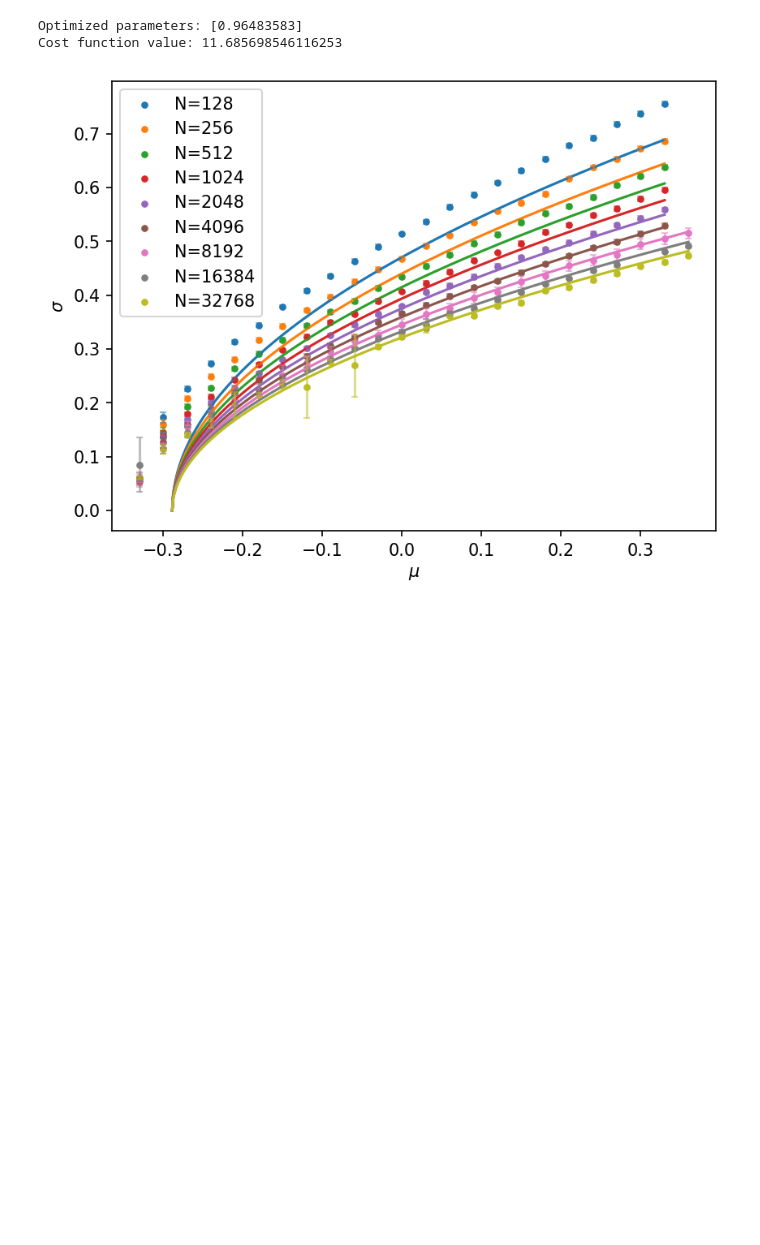
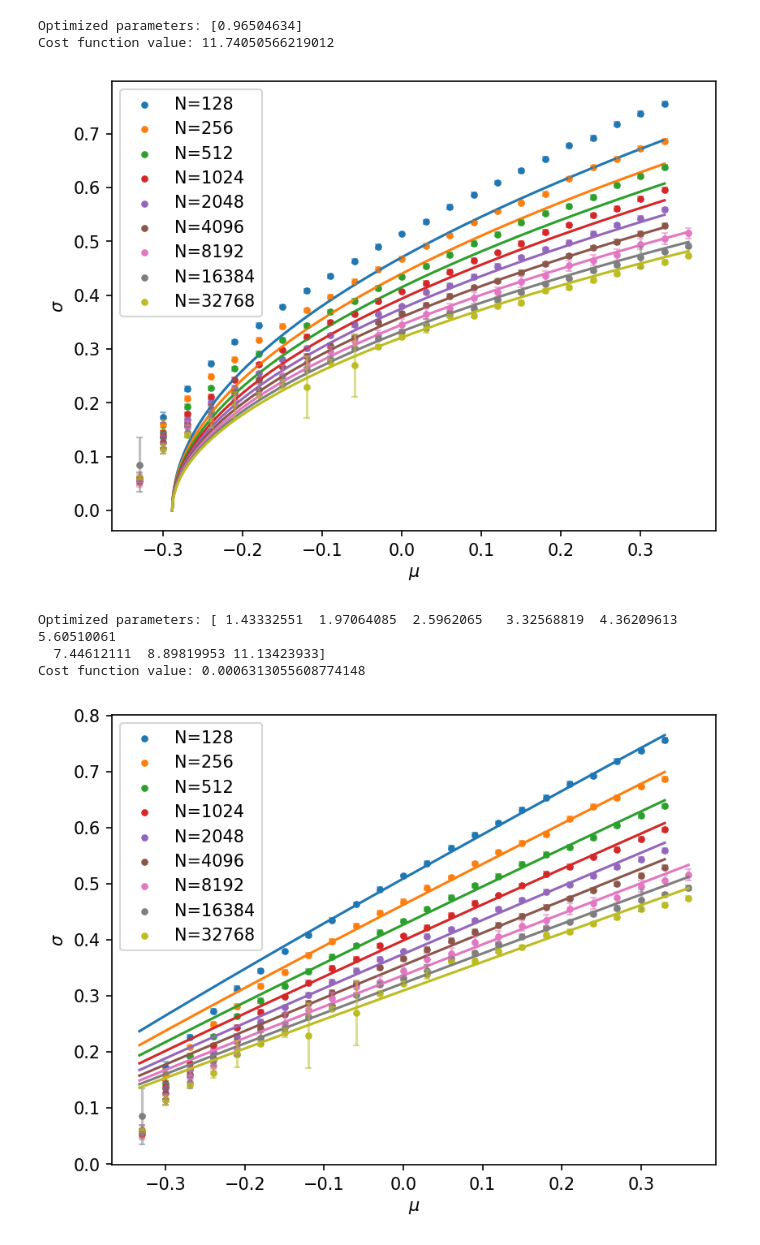
Before and after one commit to d4v1d-cub/Ecology, a Jupyter notebook: processing_data/fit_RMT_to_data.ipynb, the cells around one changed output. Drawn from its saved outputs; the diff is of its cells as text; code cells hidden in the pictures; blank space fills up the shorter version.

```diff
--- a/processing_data/fit_RMT_to_data.ipynb
+++ b/processing_data/fit_RMT_to_data.ipynb
@@ -57,13 +79,13 @@ def residuals(A, c, all_data, unique_A=False, min_N=0, weights=None):
             res.extend((observed_sigma - predicted_sigma) * weights[N])
     return np.array(res)
 # %%
-def make_fit(c, all_data, initial_guess, unique_A=False, min_N=0, weights=None):
-    result = least_squares(residuals, initial_guess, args=(c, all_data, unique_A, min_N, weights))
+def make_fit(c, all_data, initial_guess, unique_A=False, min_N=0, weights=None, sigma_predictor=sigma_afer_linearization):
+    result = least_squares(residuals, initial_guess, args=(c, all_data, unique_A, min_N, weights, sigma_predictor))
     print("Optimized parameters:", result.x)
     print("Cost function value:", result.cost / len(all_data.keys()))
     return result.x
 # %%
-def plot_fits(all_data, min_mu, optimized_A, c, unique_A=False):
+def plot_fits(all_data, min_mu, optimized_A, c, unique_A=False, sigma_predictor=sigma_afer_linearization):
     plt.figure()
     color_cycle = plt.rcParams['axes.prop_cycle'].by_key()['color']
     for idx, N in enumerate(all_data):
@@ -76,9 +98,9 @@ def plot_fits(all_data, min_mu, optimized_A, c, unique_A=False):
         plt.scatter(mu_values, observed_sigma, label=f'N={N}', color=color, s=10)
         plt.errorbar(mu_values, observed_sigma, yerr=errors, color=color, linestyle='None', capsize=2, alpha=0.5)
         if unique_A:
-            predicted_sigma = np.sqrt(1 + 2 * mu_values_plot * np.sqrt(c)) / (optimized_A * np.sqrt(np.log(N)))
+            predicted_sigma = sigma_predictor(mu_values_plot, N, optimized_A, c)
         else:
-            predicted_sigma = np.sqrt(1 + 2 * mu_values_plot * np.sqrt(c)) / (optimized_A[idx] * np.sqrt(np.log(N)))
+            predicted_sigma = sigma_predictor(mu_values_plot, N, optimized_A[idx], c)
         plt.plot(mu_values_plot, predicted_sigma, color=color)
     plt.xlabel(r'$\mu$')
     plt.ylabel(r'$\sigma$')
@@ -101,8 +123,8 @@ all_data, all_data_filtered = read_all_transitions(N_list, path, eps, lda, tol_f
                                                    mu_max_data=mu_max_data, mu_min_fit=mu_min_fit, least_spacing=0.029)
 # %%
 Ainit = [1.0 for _ in N_list]
-optimized_A = make_fit(float(c), all_data_filtered, Ainit, unique_A=False)
+optimized_A = make_fit(float(c), all_data_filtered, Ainit, unique_A=False, sigma_predictor=sigma_afer_linearization)
 min_mu_plot = -1.0 / (2 * np.sqrt(float(c)))
-plot_fits(all_data, min_mu_plot, optimized_A, float(c), unique_A=False)
+plot_fits(all_data, min_mu_plot, optimized_A, float(c), unique_A=False, sigma_predictor=sigma_afer_linearization)
 # %% [output]
 Optimized parameters: [0.87855897 0.90244266 0.91964959 0.93275338 0.94546868 0.95571608
@@ -113,10 +135,20 @@ Cost function value: 0.0007371793659915708
 Ainit = 1.0
 min_N = 1024
 weights = {N: np.log2(N) ** 2 for N in N_list}
-optimized_A = make_fit(float(c), all_data_filtered, Ainit, unique_A=True, min_N=min_N, weights=weights)
+optimized_A = make_fit(float(c), all_data_filtered, Ainit, unique_A=True, min_N=min_N, weights=weights, sigma_predictor=sigma_afer_linearization)
 min_mu_plot = -1.0 / (2 * np.sqrt(float(c)))
-plot_fits(all_data, min_mu_plot, optimized_A, float(c), unique_A=True)
+plot_fits(all_data, min_mu_plot, optimized_A, float(c), unique_A=True, sigma_predictor=sigma_afer_linearization)
 # %% [output]
-Optimized parameters: [0.96483583]
-Cost function value: 11.685698546116253
+Optimized parameters: [0.96504634]
+Cost function value: 11.74050566219012
 [figure]
+# %%
+Ainit = [1 for _ in N_list]
+optimized_A = make_fit(float(c), all_data_filtered, Ainit, unique_A=False, sigma_predictor=sigma_without_linearization)
+min_mu_plot = -1.0 / float(c)
+plot_fits(all_data, min_mu_plot, optimized_A, float(c), unique_A=False, sigma_predictor=sigma_without_linearization)
+# %% [output]
+Optimized parameters: [ 1.43332551  1.97064085  2.5962065   3.32568819  4.36209613  5.60510061
+  7.44612111  8.89819953 11.13423933]
+Cost function value: 0.0006313055608774148
+[figure, added]
```
Also changed, not shown: parts of 5 cells of this notebook.
